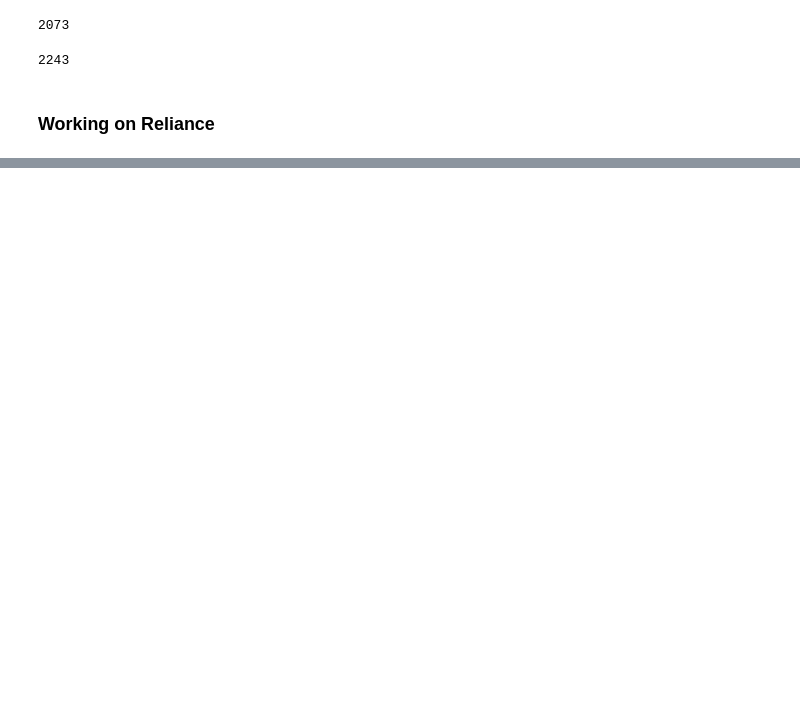
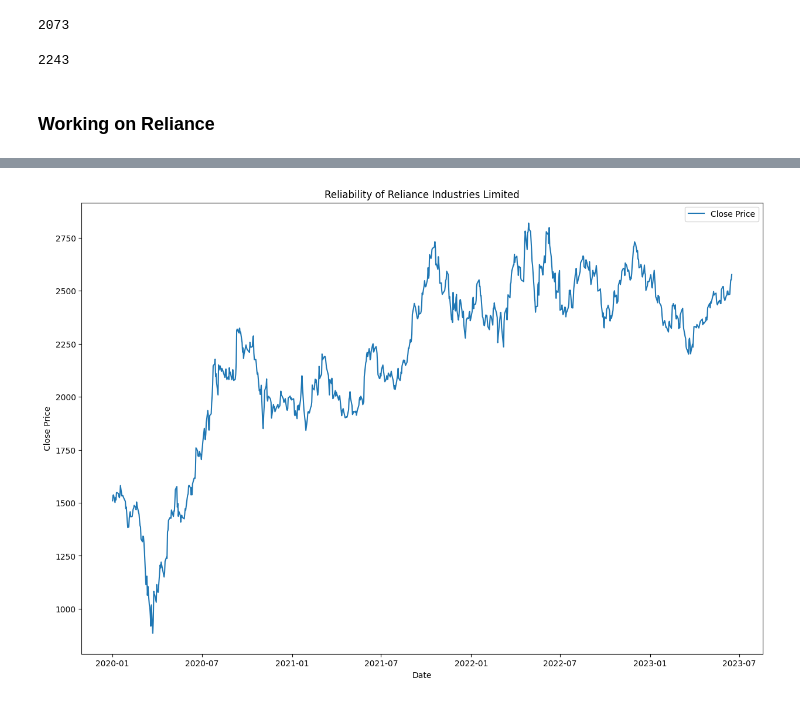
Before and after one commit to X-Warrior361/Financial-Analysis, a Jupyter notebook: main.ipynb, the cells around one changed output, grey strips where cells are left out. Saved outputs shown, nothing was run; the diff lists cells and outputs as text; code cells hidden in the pictures; blank space fills up the shorter version.

```diff
--- a/main.ipynb
+++ b/main.ipynb
@@ -105,3 +107,6 @@ reliance.head()
 | 4061 | RELIANCE | 2020-02-01 | 1411.65 | 1405.3 | 1426.95 | 1371.1 | 0.00 | 1383.35 | 1402.89 | ... |
 | 5504 | RELIANCE | 2021-02-01 | 1841.95 | 1859.4 | 1905.00 | 1848.0 | 1898.15 | 1895.30 | 1874.03 | ... |
 | 7098 | RELIANCE | 2022-02-01 | 2386.60 | 2408.0 | 2420.60 | 2347.1 | 0.00 | 2378.70 | 2394.79 | ... |
+# %%
+reliance = reliance.sort_values('date')
+reliance
@@ -107,0 +142,3 @@ reliance.head()
+# %%
+reliance = reliance.drop_duplicates()
+reliance.date.value_counts()
@@ -107,0 +158,12 @@ reliance.head()
+# %%
+#Plotting the time series data
+plt.figure(figsize=(15,10))
+plt.plot(reliance.date, reliance.close_price ,label='Close Price')
+#plt.plot(reliance.date, reliance.open_price ,label='Open Price')
+plt.title('Reliability of Reliance Industries Limited')
+plt.xlabel('Date')
+plt.ylabel('Close Price')
+plt.legend()
+plt.show()
+# %% [output]
+[figure, added]
```
Also changed, not shown: parts of 9 cells of this notebook, 2 other files.
